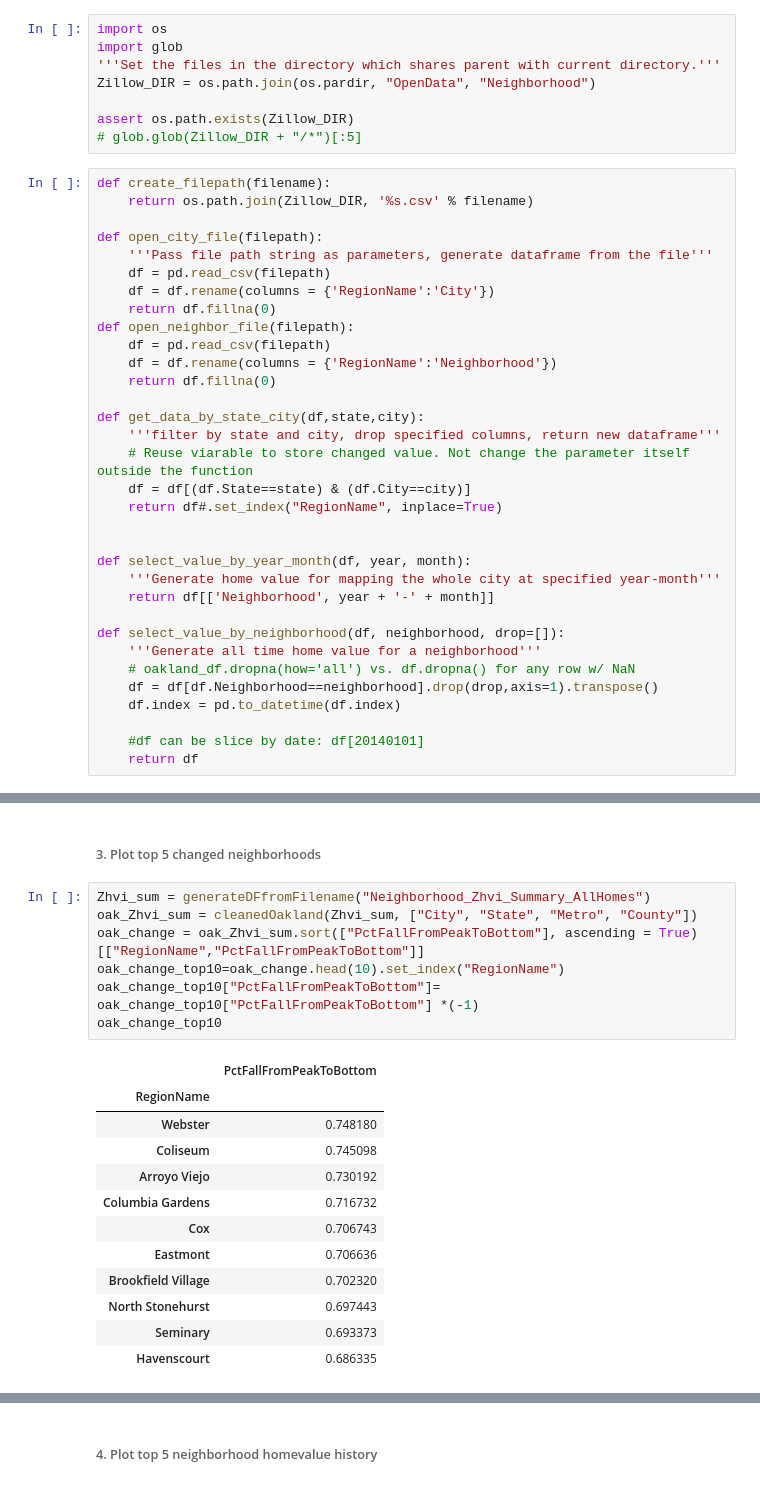
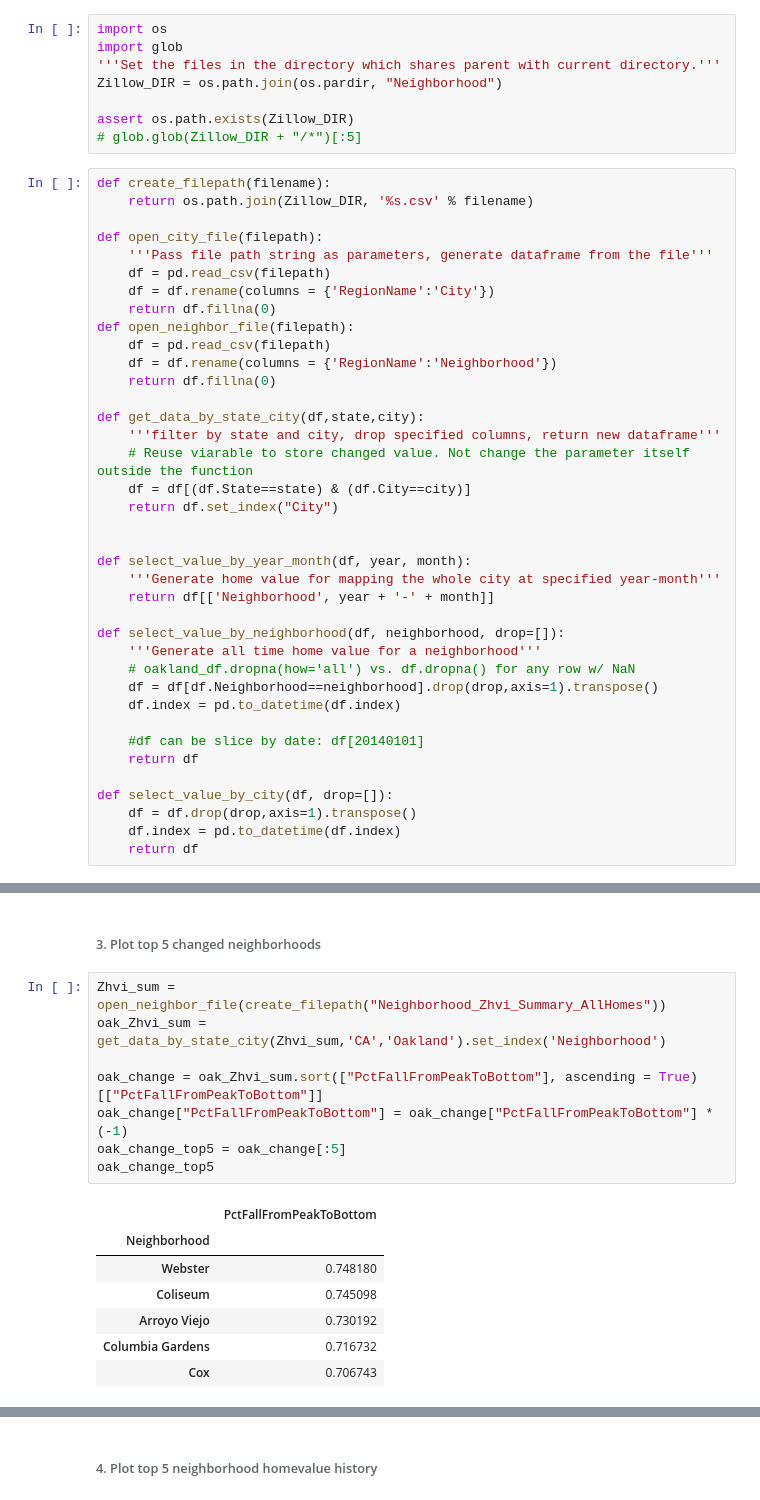
Before and after one commit to kikiliu/Oakland-gentrifcation, a Jupyter notebook: ZillowResearchData.ipynb, the cells around one changed output, grey strips where cells are left out. Drawn from its saved outputs; the diff is of its cells as text.

Commit message:
Finalize Zillow Research Data Plot

```diff
--- a/ZillowResearchData.ipynb
+++ b/ZillowResearchData.ipynb
@@ -20,7 +20,7 @@ Populating the interactive namespace from numpy and matplotlib
 import os
 import glob
 '''Set the files in the directory which shares parent with current directory.'''
-Zillow_DIR = os.path.join(os.pardir, "OpenData", "Neighborhood")
+Zillow_DIR = os.path.join(os.pardir, "Neighborhood")
 
 assert os.path.exists(Zillow_DIR)
 # glob.glob(Zillow_DIR + "/*")[:5]
@@ -42,7 +42,7 @@ def get_data_by_state_city(df,state,city):
     '''filter by state and city, drop specified columns, return new dataframe'''
     # Reuse viarable to store changed value. Not change the parameter itself outside the function
     df = df[(df.State==state) & (df.City==city)]
-    return df#.set_index("RegionName", inplace=True)
+    return df.set_index("City")
 
 
 def select_value_by_year_month(df, year, month):
@@ -57,3 +57,8 @@ def select_value_by_neighborhood(df, neighborhood, drop=[]):
 
     #df can be slice by date: df[20140101]
     return df
+
+def select_value_by_city(df, drop=[]):
+    df = df.drop(drop,axis=1).transpose()
+    df.index = pd.to_datetime(df.index)
+    return df
@@ -157,22 +126,18 @@ plt.show()
 # %% [markdown]
 ###### 3. Plot top 5 changed neighborhoods
 # %%
-Zhvi_sum = generateDFfromFilename("Neighborhood_Zhvi_Summary_AllHomes")
-oak_Zhvi_sum = cleanedOakland(Zhvi_sum, ["City", "State", "Metro", "County"])
-oak_change = oak_Zhvi_sum.sort(["PctFallFromPeakToBottom"], ascending = True)[["RegionName","PctFallFromPeakToBottom"]]
-oak_change_top10=oak_change.head(10).set_index("RegionName")
-oak_change_top10["PctFallFromPeakToBottom"]= oak_change_top10["PctFallFromPeakToBottom"] *(-1)
-oak_change_top10
+Zhvi_sum = open_neighbor_file(create_filepath("Neighborhood_Zhvi_Summary_AllHomes"))
+oak_Zhvi_sum = get_data_by_state_city(Zhvi_sum,'CA','Oakland').set_index('Neighborhood')
+
+oak_change = oak_Zhvi_sum.sort(["PctFallFromPeakToBottom"], ascending = True)[["PctFallFromPeakToBottom"]]
+oak_change["PctFallFromPeakToBottom"] = oak_change["PctFallFromPeakToBottom"] *(-1)
+oak_change_top5 = oak_change[:5]
+oak_change_top5
 # %% [output]
 |  | PctFallFromPeakToBottom |
-| RegionName |  |
+| Neighborhood |  |
 | Webster | 0.748180 |
 | Coliseum | 0.745098 |
 | Arroyo Viejo | 0.730192 |
 | Columbia Gardens | 0.716732 |
 | Cox | 0.706743 |
-| Eastmont | 0.706636 |
-| Brookfield Village | 0.702320 |
-| North Stonehurst | 0.697443 |
-| Seminary | 0.693373 |
-| Havenscourt | 0.686335 |
```
Also changed, not shown: parts of 15 cells of this notebook.
